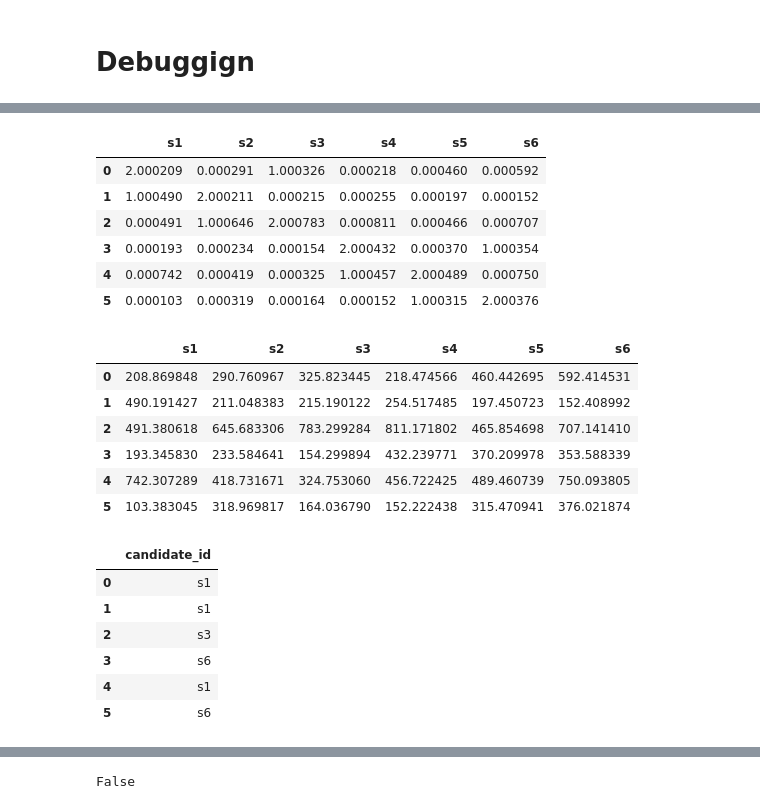
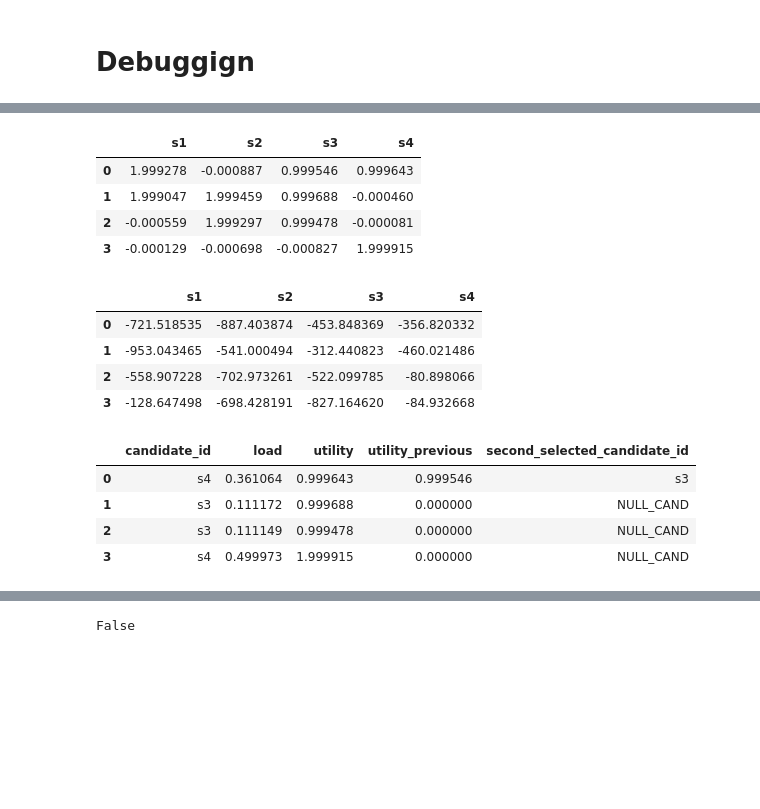
Before and after one commit to aaron-sandoval/generative_social_choice, a Jupyter notebook: generative_social_choice/plots/analyze_voting_algorithm_axiom_results.ipynb, the cells around one changed output, grey strips where cells are left out. Saved outputs shown, nothing was run; the diff lists cells and outputs as text; code cells hidden in the pictures; blank space fills up the shorter version.

```diff
--- a/generative_social_choice/plots/analyze_voting_algorithm_axiom_results.ipynb
+++ b/generative_social_choice/plots/analyze_voting_algorithm_axiom_results.ipynb
@@ -191,9 +191,13 @@ df.groupby(df.columns.get_level_values(1), axis=1).mean()
 # Debuggign
 # %%
 # alg = GreedyTotalUtilityMaximization()
+# alg = LPTotalUtilityMaximization()
 # alg = SequentialPhragmenMinimax()
-alg = ExactTotalUtilityMaximization()
+# alg = ExactTotalUtilityMaximization()
 # alg = ExactTotalUtilityMaximization(utility_transform=GeometricTransformation(p=1.5))
+# alg = GreedyTotalUtilityMaximization(utility_transform=GeometricTransformation(p=1.5))
+# alg = LPTotalUtilityMaximization(utility_transform=GeometricTransformation(p=1.5))
+alg = SequentialPhragmenMinimax(load_magnitude_method="marginal_slate", clear_reassigned_loads=False, redistribute_defected_candidate_loads=False)
 # %%
 df1 = df.loc[alg.name,:].unstack()
 df1
@@ -223,24 +227,27 @@ from generative_social_choice.slates.voting_utils import (
     CellWiseAugmentation, CandidateWiseAugmentation, VoterAndCellWiseAugmentation)
 
 
-case = rated_vote_cases["Ex 3.1"]
-case = RatedVoteCase(
-    name="Ex 3.1_BIG",
-    rated_votes=case.rated_votes,
-    slate_size=case.slate_size,
-    noise_augmentation_methods = {
-                CellWiseAugmentation(): 40,
-                CandidateWiseAugmentation(): 100,
-                VoterAndCellWiseAugmentation(): 100
-            }
-)
+case = rated_vote_cases["Ex A.1"]
+# case = rated_vote_cases["Ex 3.1"]
+
+# case = RatedVoteCase(
+#     name="Ex 3.1_BIG",
+#     rated_votes=case.rated_votes,
+#     slate_size=case.slate_size,
+#     noise_augmentation_methods = {
+#                 CellWiseAugmentation(): 40,
+#                 CandidateWiseAugmentation(): 100,
+#                 VoterAndCellWiseAugmentation(): 100
+#             }
+# )
 # case = rated_vote_cases["Ex 4.3"]
 # case = rated_vote_cases["Simple 3"]
 # axiom = CoverageAxiom()
-# axiom = HappiestParetoAxiom()
-axiom = IndividualParetoAxiom()
+axiom = HappiestParetoAxiom()
+# axiom = IndividualParetoAxiom()
 # axiom = MinimumAndTotalUtilityParetoAxiom()
 # axiom = NonRadicalTotalUtilityAxiom()
+# axiom = NonRadicalMinUtilityAxiom()
 
 case.rated_votes
 # %% [output]
@@ -282,9 +287,9 @@ alg.vote(rated_votes=case.rated_votes, slate_size=case.slate_size)[0]
 # %%
 # axiom.satisfactory_slates(rated_votes=case.rated_votes, slate_size=case.slate_size)
 # %%
-num_aug_cases = 240
+num_aug_cases = len(case.augmented_cases)
 aug_case_votes = pd.DataFrame(index = range(num_aug_cases), columns=["rated_votes", "assignments", "axiom_slates", "alg_slate", "satisfied"])
-for i, aug_case in enumerate(case.augmented_cases[:num_aug_cases]):
+for i, aug_case in enumerate(case.augmented_cases):
     # print(aug_case)
     aug_case_votes.at[i, "rated_votes"] = aug_case
     aug_case_votes.at[i, "axiom_slates"] = axiom.satisfactory_slates(rated_votes=aug_case, slate_size=case.slate_size)
@@ -308,35 +325,29 @@ failures.iloc[:,2:]
 # %%
-f0 = failures.iloc[3]
+f0 = failures.iloc[0]
 f0.rated_votes
 # (f0.rated_votes - case.rated_votes)*1e6
 # %% [output]
-|  | s1 | s2 | s3 | s4 | s5 | s6 |
-| 0 | 2.000209 | 0.000291 | 1.000326 | 0.000218 | 0.000460 | 0.000592 |
-| 1 | 1.000490 | 2.000211 | 0.000215 | 0.000255 | 0.000197 | 0.000152 |
-| 2 | 0.000491 | 1.000646 | 2.000783 | 0.000811 | 0.000466 | 0.000707 |
-| 3 | 0.000193 | 0.000234 | 0.000154 | 2.000432 | 0.000370 | 1.000354 |
-| 4 | 0.000742 | 0.000419 | 0.000325 | 1.000457 | 2.000489 | 0.000750 |
-| 5 | 0.000103 | 0.000319 | 0.000164 | 0.000152 | 1.000315 | 2.000376 |
+|  | s1 | s2 | s3 | s4 |
+| 0 | 1.999278 | -0.000887 | 0.999546 | 0.999643 |
+| 1 | 1.999047 | 1.999459 | 0.999688 | -0.000460 |
+| 2 | -0.000559 | 1.999297 | 0.999478 | -0.000081 |
+| 3 | -0.000129 | -0.000698 | -0.000827 | 1.999915 |
 # %%
 ((f0.rated_votes - case.rated_votes)*1e6)
 # %% [output]
-|  | s1 | s2 | s3 | s4 | s5 | s6 |
-| 0 | 208.869848 | 290.760967 | 325.823445 | 218.474566 | 460.442695 | 592.414531 |
-| 1 | 490.191427 | 211.048383 | 215.190122 | 254.517485 | 197.450723 | 152.408992 |
-| 2 | 491.380618 | 645.683306 | 783.299284 | 811.171802 | 465.854698 | 707.141410 |
-| 3 | 193.345830 | 233.584641 | 154.299894 | 432.239771 | 370.209978 | 353.588339 |
-| 4 | 742.307289 | 418.731671 | 324.753060 | 456.722425 | 489.460739 | 750.093805 |
-| 5 | 103.383045 | 318.969817 | 164.036790 | 152.222438 | 315.470941 | 376.021874 |
+|  | s1 | s2 | s3 | s4 |
+| 0 | -721.518535 | -887.403874 | -453.848369 | -356.820332 |
+| 1 | -953.043465 | -541.000494 | -312.440823 | -460.021486 |
+| 2 | -558.907228 | -702.973261 | -522.099785 | -80.898066 |
+| 3 | -128.647498 | -698.428191 | -827.164620 | -84.932668 |
 # %%
 f0.assignments
 # %% [output]
-|  | candidate_id |
-| 0 | s1 |
-| 1 | s1 |
-| 2 | s3 |
-| 3 | s6 |
-| 4 | s1 |
-| 5 | s6 |
+|  | candidate_id | load | utility | utility_previous | second_selected_candidate_id |
+| 0 | s4 | 0.361064 | 0.999643 | 0.999546 | s3 |
+| 1 | s3 | 0.111172 | 0.999688 | 0.000000 | NULL_CAND |
+| 2 | s3 | 0.111149 | 0.999478 | 0.000000 | NULL_CAND |
+| 3 | s4 | 0.499973 | 1.999915 | 0.000000 | NULL_CAND |
 # %%
 alg.vote(rated_votes=f0.rated_votes, slate_size=case.slate_size)
 # %% [output]
```
Also changed, not shown: parts of 6 cells of this notebook.
